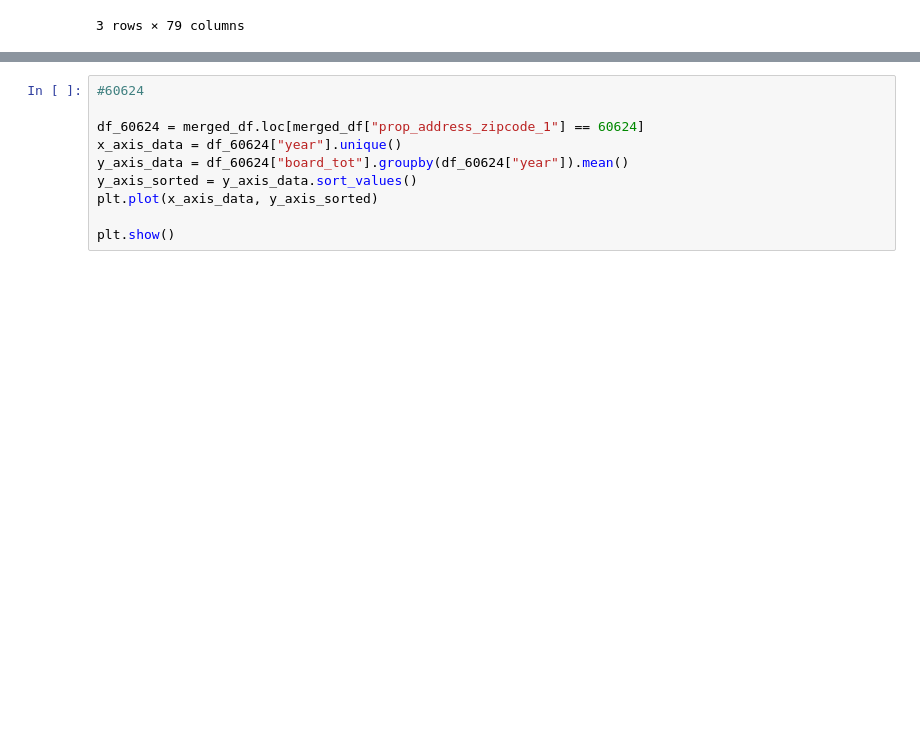
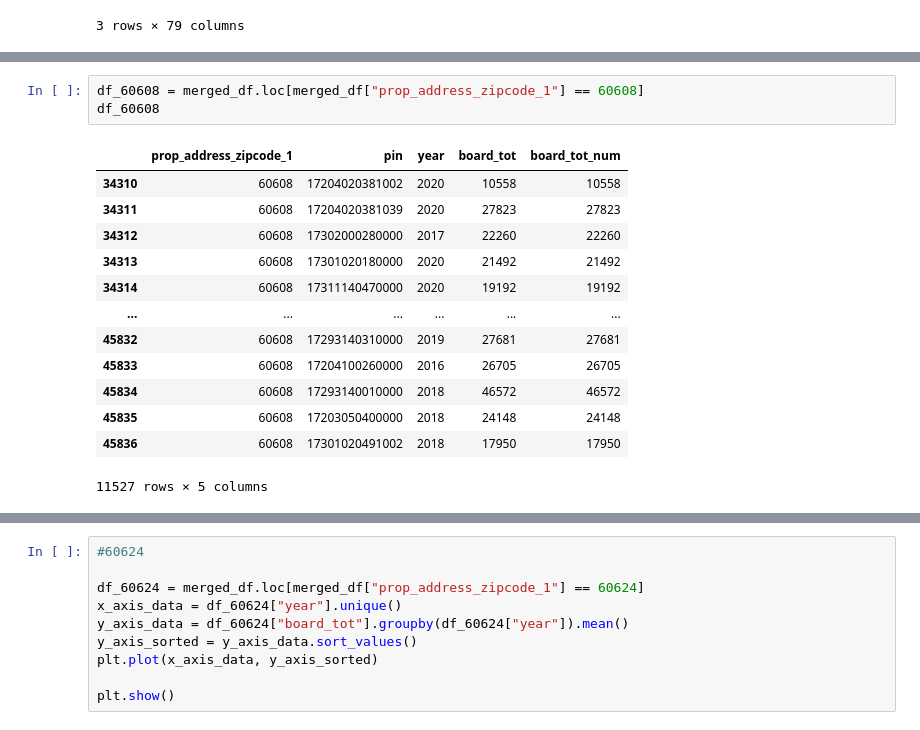
Before and after one commit to ASwigart/Project-1-EDA-Git-Collab, a Jupyter notebook: Combined Charts 2.ipynb, the cells around one changed output, grey strips where cells are left out. Saved outputs shown, nothing was run; the diff lists cells and outputs as text; blank space fills up the shorter version.

```diff
--- a/Combined Charts 2.ipynb
+++ b/Combined Charts 2.ipynb
@@ -35,0 +43,17 @@ TypeError: 'DataFrame' object is not callable
+# %%
+df_60608 = merged_df.loc[merged_df["prop_address_zipcode_1"] == 60608]
+df_60608
+# %% [output]
+|  | prop_address_zipcode_1 | pin | year | board_tot | board_tot_num |
+| 34310 | 60608 | 17204020381002 | 2020 | 10558 | 10558 |
+| 34311 | 60608 | 17204020381039 | 2020 | 27823 | 27823 |
+| 34312 | 60608 | 17302000280000 | 2017 | 22260 | 22260 |
+| 34313 | 60608 | 17301020180000 | 2020 | 21492 | 21492 |
+| 34314 | 60608 | 17311140470000 | 2020 | 19192 | 19192 |
+| ... | ... | ... | ... | ... | ... |
+| 45832 | 60608 | 17293140310000 | 2019 | 27681 | 27681 |
+| 45833 | 60608 | 17204100260000 | 2016 | 26705 | 26705 |
+| 45834 | 60608 | 17293140010000 | 2018 | 46572 | 46572 |
+| 45835 | 60608 | 17203050400000 | 2018 | 24148 | 24148 |
+| 45836 | 60608 | 17301020491002 | 2018 | 17950 | 17950 |
+11527 rows × 5 columns
```
Also changed, not shown: parts of 9 cells of this notebook.
